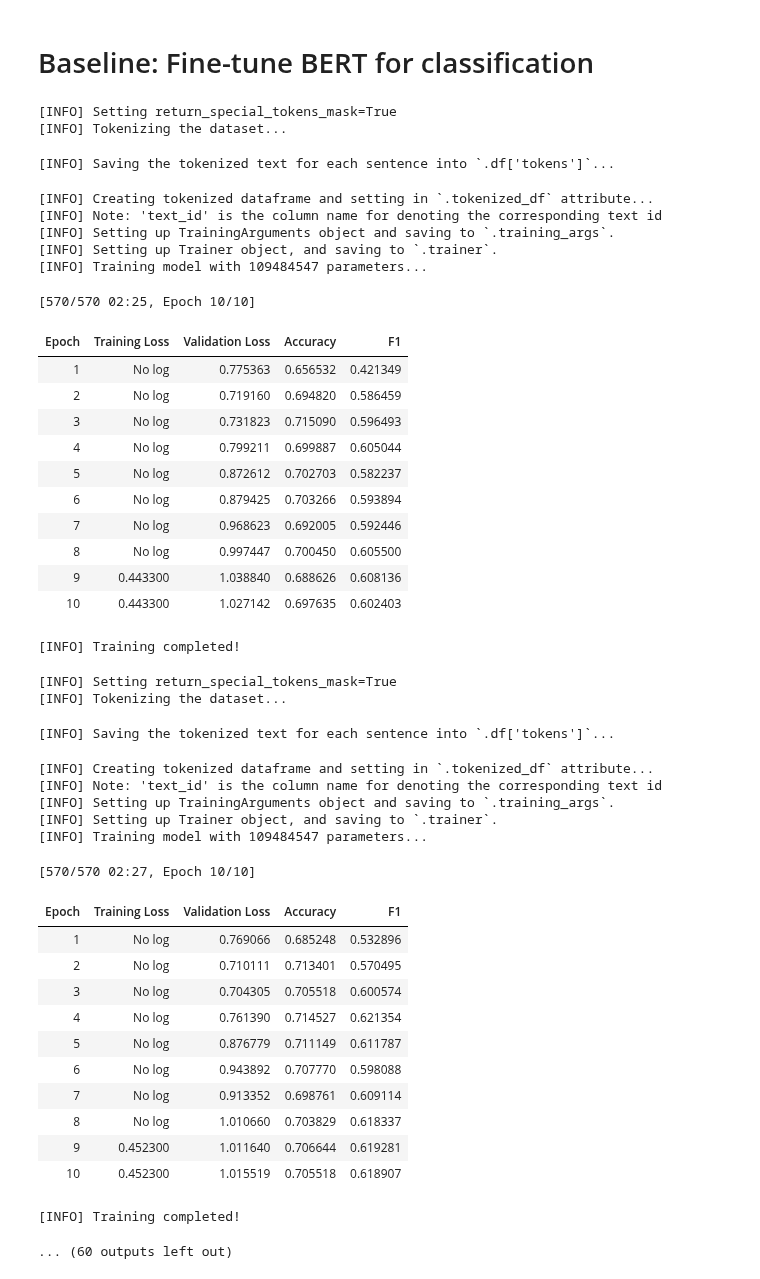
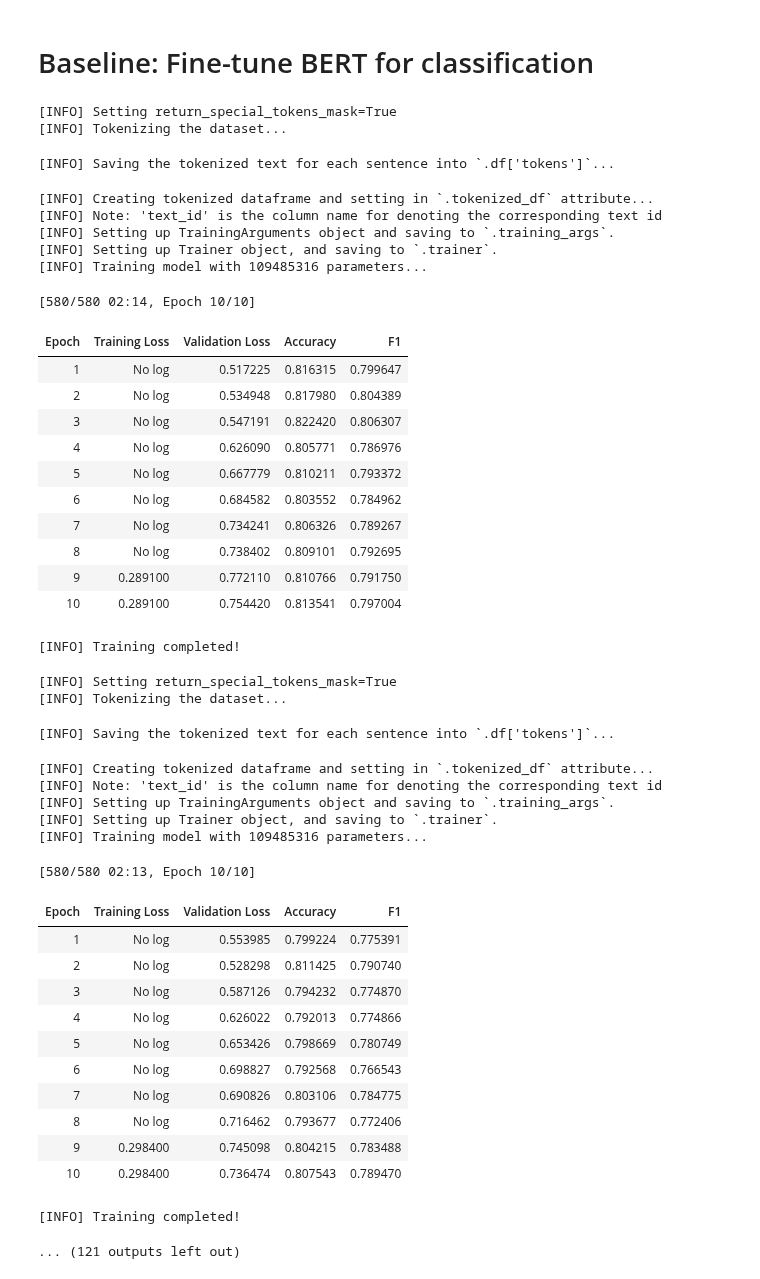
Before and after one commit to ttseriotou/sig-networks, a Jupyter notebook: notebooks/AnnoMI/therapist_talk_type_prediction/anno_mi-therapist-baseline-bert.ipynb, the cells around one changed output. Saved outputs shown, nothing was run; the diff lists cells and outputs as text; code cells hidden in the pictures.

```diff
--- a/notebooks/AnnoMI/therapist_talk_type_prediction/anno_mi-therapist-baseline-bert.ipynb
+++ b/notebooks/AnnoMI/therapist_talk_type_prediction/anno_mi-therapist-baseline-bert.ipynb
@@ -54,37 +75,37 @@ validation_metric = "f1"
 # %%
 bert_classifier = fine_tune_transformer_average_seed(num_epochs=num_epochs,
                                                      pretrained_model_name="bert-base-uncased",
                                                      df=anno_mi,
                                                      feature_name="utterance_text",
                                                      label_column="main_therapist_behaviour",
                                                      seeds=seeds,
                                                      path_indices=therapist_index,
                                                      k_fold=True,
                                                      validation_metric=validation_metric,
                                                      results_output=f"{output_dir}/bert_classifier.csv",
-                                                     device=device
+                                                     device=device,
                                                      verbose=False)
 # %% [output]
 [INFO] Setting return_special_tokens_mask=True
 [INFO] Tokenizing the dataset...
 [INFO] Saving the tokenized text for each sentence into `.df['tokens']`...
 [INFO] Creating tokenized dataframe and setting in `.tokenized_df` attribute...
 [INFO] Note: 'text_id' is the column name for denoting the corresponding text id
 [INFO] Setting up TrainingArguments object and saving to `.training_args`.
 [INFO] Setting up Trainer object, and saving to `.trainer`.
-[INFO] Training model with 109484547 parameters...
+[INFO] Training model with 109485316 parameters...
-[570/570 02:25, Epoch 10/10]
+[580/580 02:14, Epoch 10/10]
 | Epoch | Training Loss | Validation Loss | Accuracy | F1 |
-| 1 | No log | 0.775363 | 0.656532 | 0.421349 |
-| 2 | No log | 0.719160 | 0.694820 | 0.586459 |
-| 3 | No log | 0.731823 | 0.715090 | 0.596493 |
-| 4 | No log | 0.799211 | 0.699887 | 0.605044 |
-| 5 | No log | 0.872612 | 0.702703 | 0.582237 |
-| 6 | No log | 0.879425 | 0.703266 | 0.593894 |
-| 7 | No log | 0.968623 | 0.692005 | 0.592446 |
-| 8 | No log | 0.997447 | 0.700450 | 0.605500 |
-| 9 | 0.443300 | 1.038840 | 0.688626 | 0.608136 |
-| 10 | 0.443300 | 1.027142 | 0.697635 | 0.602403 |
+| 1 | No log | 0.517225 | 0.816315 | 0.799647 |
+| 2 | No log | 0.534948 | 0.817980 | 0.804389 |
+| 3 | No log | 0.547191 | 0.822420 | 0.806307 |
+| 4 | No log | 0.626090 | 0.805771 | 0.786976 |
+| 5 | No log | 0.667779 | 0.810211 | 0.793372 |
+| 6 | No log | 0.684582 | 0.803552 | 0.784962 |
+| 7 | No log | 0.734241 | 0.806326 | 0.789267 |
+| 8 | No log | 0.738402 | 0.809101 | 0.792695 |
+| 9 | 0.289100 | 0.772110 | 0.810766 | 0.791750 |
+| 10 | 0.289100 | 0.754420 | 0.813541 | 0.797004 |
 [INFO] Training completed!
 [INFO] Setting return_special_tokens_mask=True
 [INFO] Tokenizing the dataset...
@@ -93,18 +114,18 @@ bert_classifier = fine_tune_transformer_average_seed(num_epochs=num_epochs,
 [INFO] Note: 'text_id' is the column name for denoting the corresponding text id
 [INFO] Setting up TrainingArguments object and saving to `.training_args`.
 [INFO] Setting up Trainer object, and saving to `.trainer`.
-[INFO] Training model with 109484547 parameters...
+[INFO] Training model with 109485316 parameters...
-[570/570 02:27, Epoch 10/10]
+[580/580 02:13, Epoch 10/10]
 | Epoch | Training Loss | Validation Loss | Accuracy | F1 |
-| 1 | No log | 0.769066 | 0.685248 | 0.532896 |
-| 2 | No log | 0.710111 | 0.713401 | 0.570495 |
-| 3 | No log | 0.704305 | 0.705518 | 0.600574 |
-| 4 | No log | 0.761390 | 0.714527 | 0.621354 |
-| 5 | No log | 0.876779 | 0.711149 | 0.611787 |
-| 6 | No log | 0.943892 | 0.707770 | 0.598088 |
-| 7 | No log | 0.913352 | 0.698761 | 0.609114 |
-| 8 | No log | 1.010660 | 0.703829 | 0.618337 |
-| 9 | 0.452300 | 1.011640 | 0.706644 | 0.619281 |
-| 10 | 0.452300 | 1.015519 | 0.705518 | 0.618907 |
+| 1 | No log | 0.553985 | 0.799224 | 0.775391 |
+| 2 | No log | 0.528298 | 0.811425 | 0.790740 |
+| 3 | No log | 0.587126 | 0.794232 | 0.774870 |
+| 4 | No log | 0.626022 | 0.792013 | 0.774866 |
+| 5 | No log | 0.653426 | 0.798669 | 0.780749 |
+| 6 | No log | 0.698827 | 0.792568 | 0.766543 |
+| 7 | No log | 0.690826 | 0.803106 | 0.784775 |
+| 8 | No log | 0.716462 | 0.793677 | 0.772406 |
+| 9 | 0.298400 | 0.745098 | 0.804215 | 0.783488 |
+| 10 | 0.298400 | 0.736474 | 0.807543 | 0.789470 |
 [INFO] Training completed!
-... (60 outputs left out)
+... (121 outputs left out)
```
Also changed, not shown: parts of 7 cells of this notebook, 5 other files.
